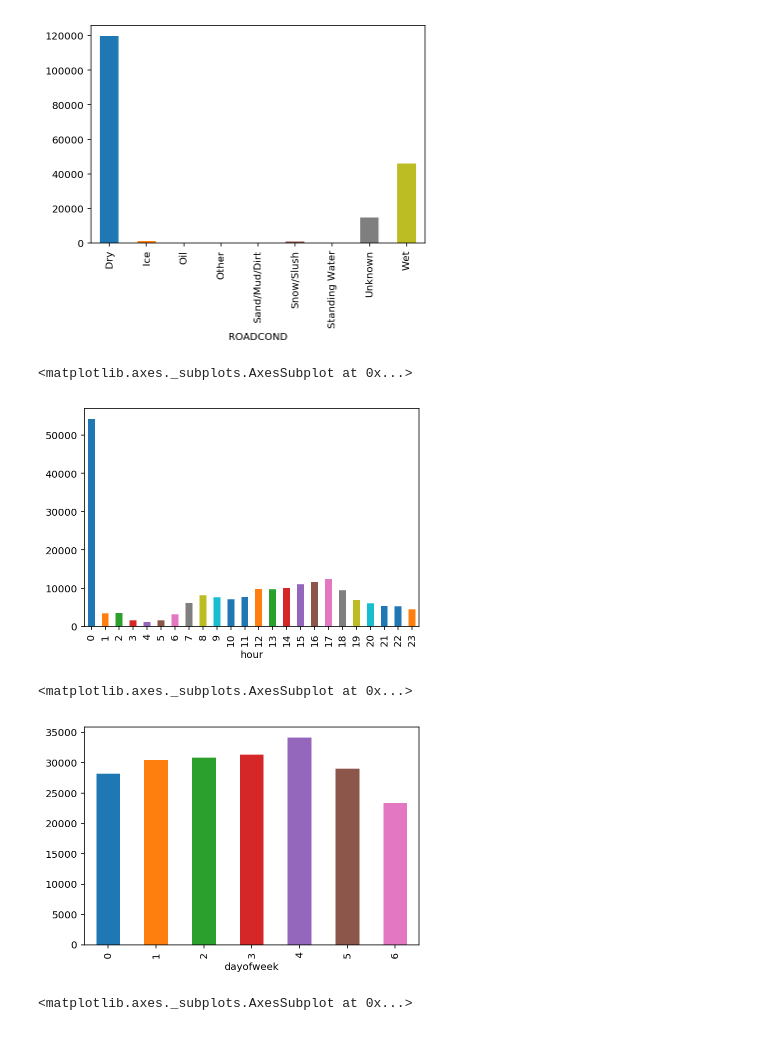
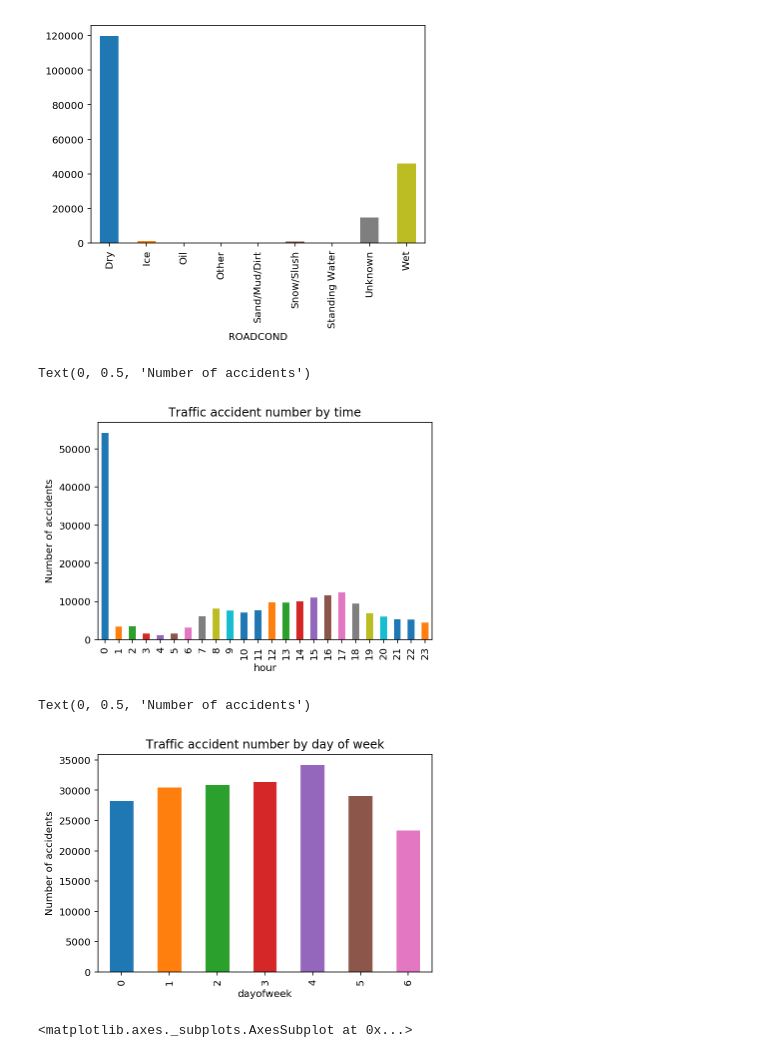
Before and after one commit to gsaidov/capstone, a Jupyter notebook: cleaning.ipynb, the cells around one changed output. Saved outputs shown, nothing was run; the diff lists cells and outputs as text; code cells hidden in the pictures.

```diff
--- a/cleaning.ipynb
+++ b/cleaning.ipynb
@@ -232,14 +230,18 @@ new_df.groupby(new_df['ROADCOND']).SEVERITYDESC.count().plot(kind = 'bar')
 [figure]
 # %%
 new_df.groupby(new_df['hour']).SEVERITYDESC.count().plot(kind = 'bar')
+plt.title('Traffic accident number by time')
+plt.ylabel('Number of accidents')
 # %% [output]
-<matplotlib.axes._subplots.AxesSubplot at 0x...>
+Text(0, 0.5, 'Number of accidents')
-[figure, old version]
+[figure, new version]
 # %%
 new_df.groupby(new_df['dayofweek']).SEVERITYDESC.count().plot(kind = 'bar')
+plt.title("Traffic accident number by day of week")
+plt.ylabel('Number of accidents')
 # %% [output]
-<matplotlib.axes._subplots.AxesSubplot at 0x...>
+Text(0, 0.5, 'Number of accidents')
-[figure, old version]
+[figure, new version]
 # %%
 new_df.groupby(new_df['UNDERINFL']).SEVERITYDESC.count().plot(kind = 'bar')
 # %% [output]
```
Also changed, not shown: parts of 2 cells of this notebook.
